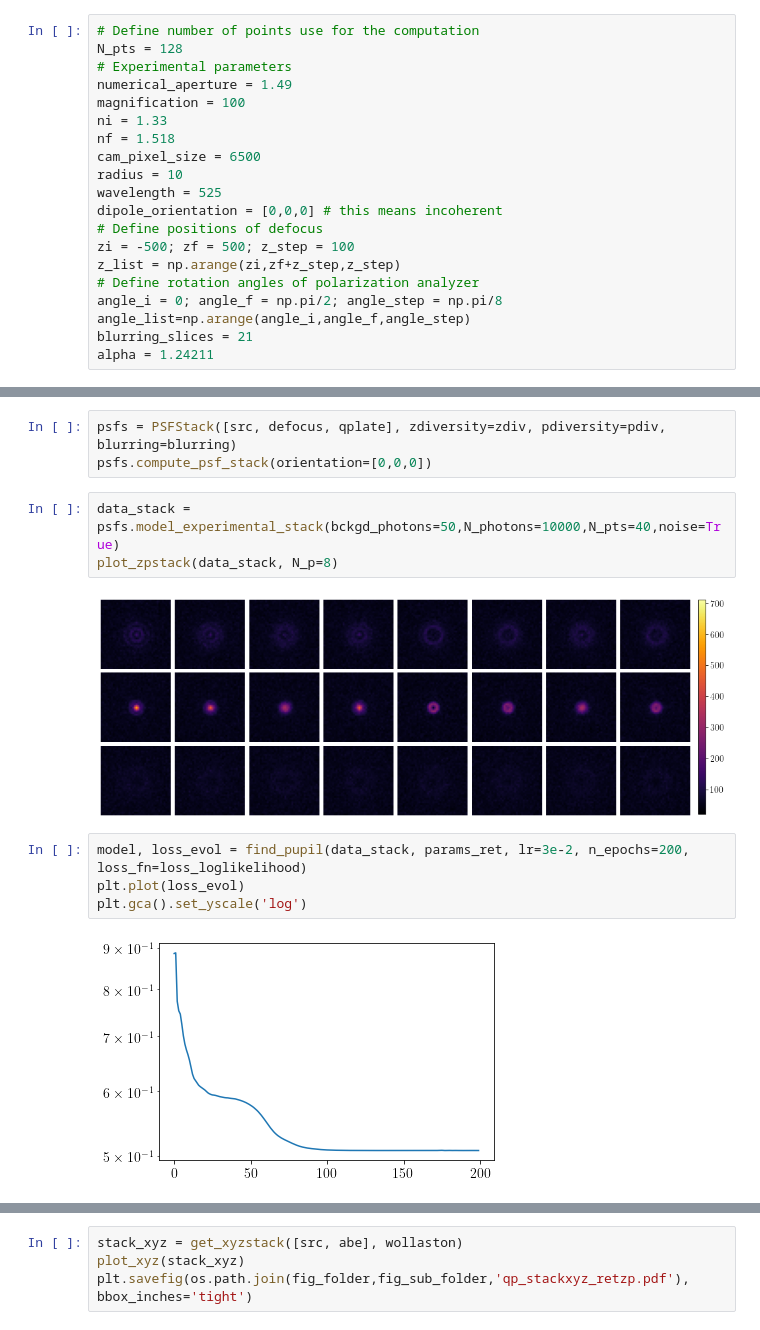
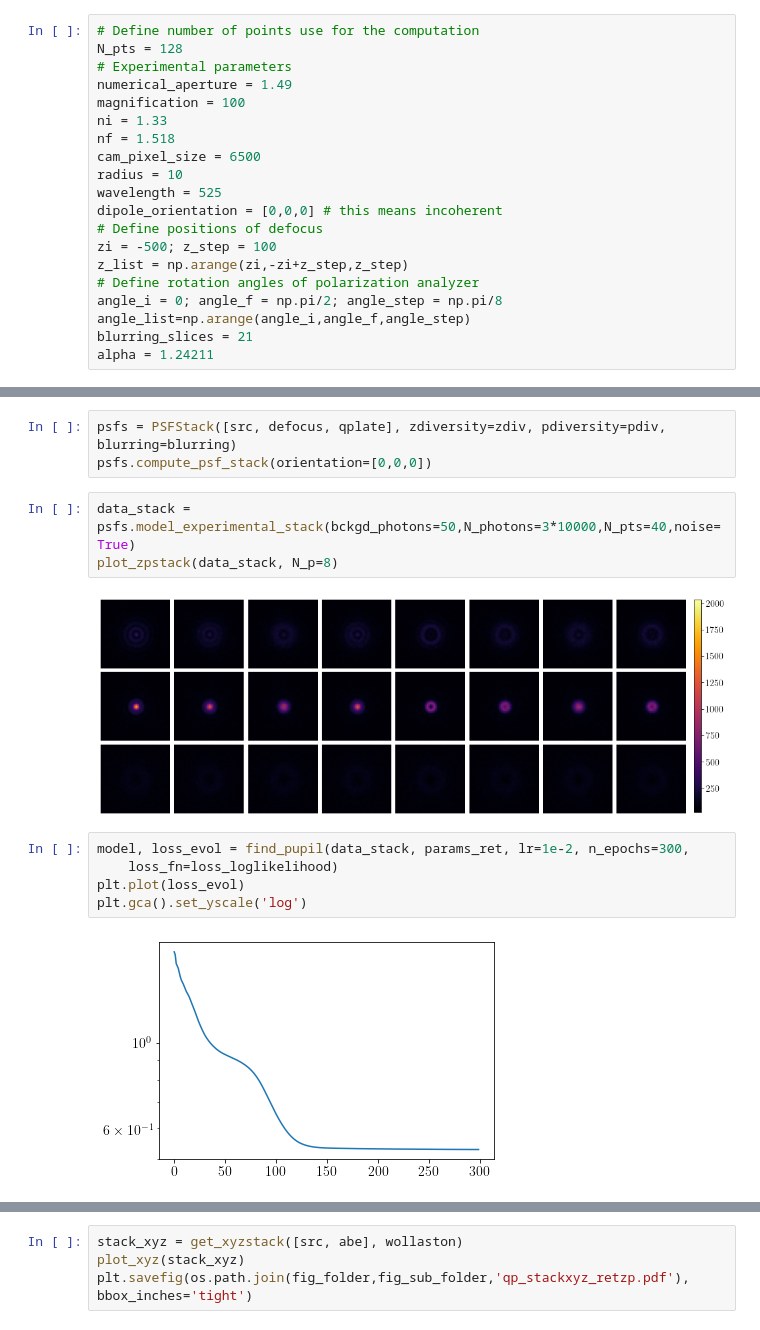
Before and after one commit to rodguti90/pyPSFstack, a Jupyter notebook: pytorch_tests.ipynb, the cells around one changed output, grey strips where cells are left out. Drawn from its saved outputs; the diff is of its cells as text.

```diff
--- a/pytorch_tests.ipynb
+++ b/pytorch_tests.ipynb
@@ -76,8 +76,8 @@ radius = 10
 wavelength = 525
 dipole_orientation = [0,0,0] # this means incoherent
 # Define positions of defocus
-zi = -500; zf = 500; z_step = 100
-z_list = np.arange(zi,zf+z_step,z_step)
+zi = -500; z_step = 100
+z_list = np.arange(zi,-zi+z_step,z_step)
 # Define rotation angles of polarization analyzer
 angle_i = 0; angle_f = np.pi/2; angle_step = np.pi/8
 angle_list=np.arange(angle_i,angle_f,angle_step)
@@ -275,16 +279,17 @@ plt.savefig(os.path.join(fig_folder,fig_sub_folder,'qp_stackxyz.pdf'), bbox_inch
 psfs = PSFStack([src, defocus, qplate], zdiversity=zdiv, pdiversity=pdiv, blurring=blurring)
 psfs.compute_psf_stack(orientation=[0,0,0])
 # %%
-data_stack = psfs.model_experimental_stack(bckgd_photons=50,N_photons=10000,N_pts=40,noise=True)
+data_stack = psfs.model_experimental_stack(bckgd_photons=50,N_photons=3*10000,N_pts=40,noise=True)
 plot_zpstack(data_stack, N_p=8)
 # %% [output]
-[figure, old version]
+[figure, new version]
 # %%
-model, loss_evol = find_pupil(data_stack, params_ret, lr=3e-2, n_epochs=200, loss_fn=loss_loglikelihood)
+model, loss_evol = find_pupil(data_stack, params_ret, lr=1e-2, n_epochs=300,
+    loss_fn=loss_loglikelihood)
 plt.plot(loss_evol)
 plt.gca().set_yscale('log')
 # %% [output]
-[figure, old version]
+[figure, new version]
 # %%
 ret_pupil_params = get_pupils_param_dict(model)
 delta_gt, zf_gt = get_dNzf(psfs)
```
Also changed, not shown: parts of 60 cells of this notebook.
